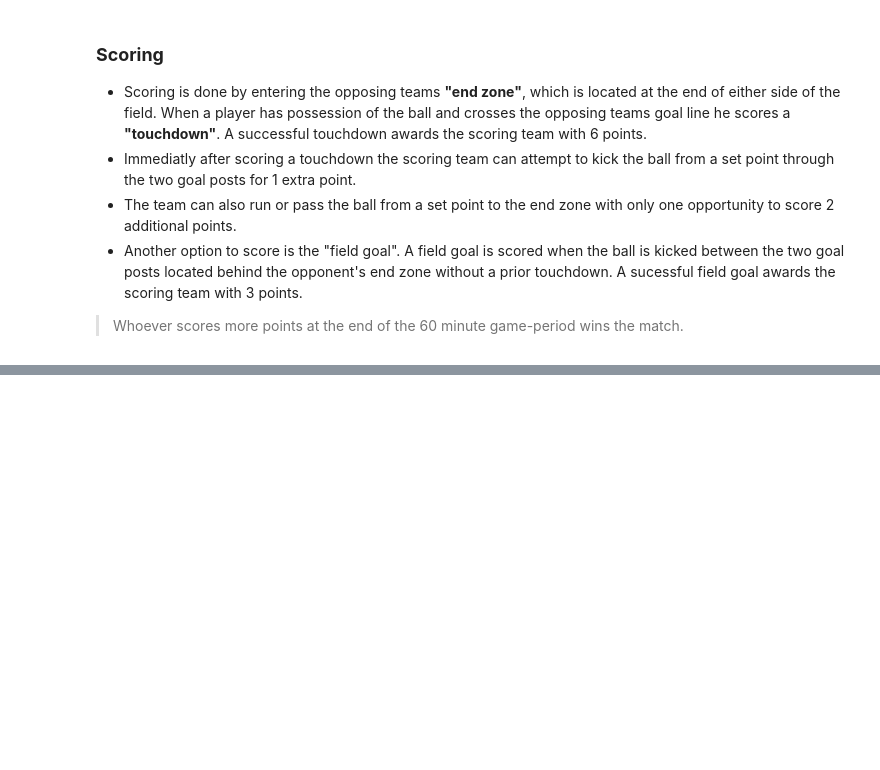
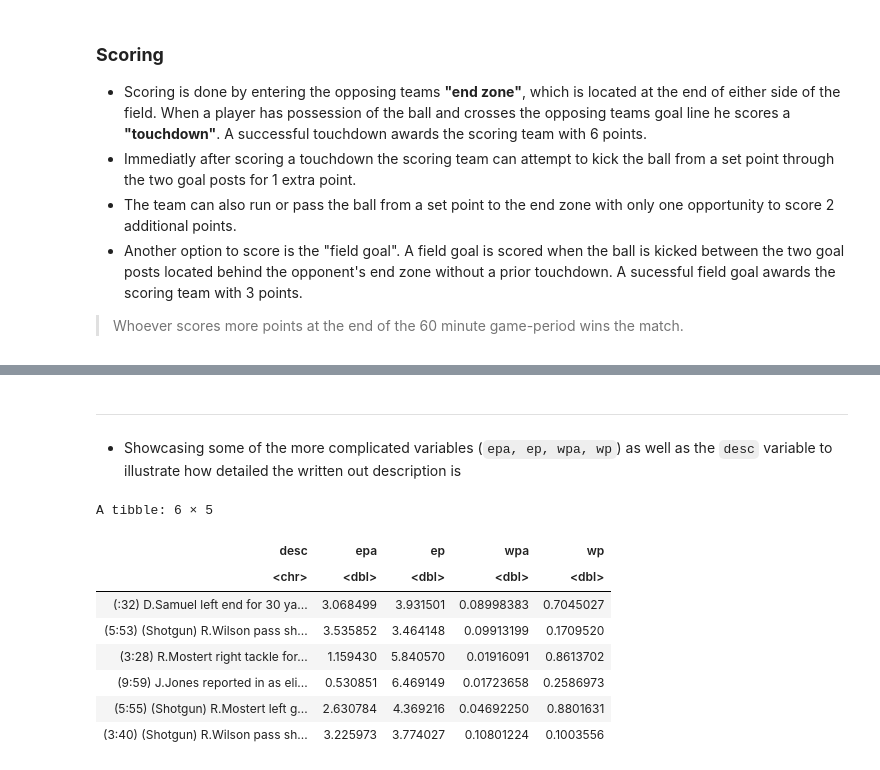
Before and after one commit to rennerm1/NFL-Data-Science-Project, a Jupyter notebook: NFL_Project.ipynb, the cells around one changed output, grey strips where cells are left out. Saved outputs shown, nothing was run; the diff lists cells and outputs as text; code cells hidden in the pictures; blank space fills up the shorter version.

```diff
--- a/NFL_Project.ipynb
+++ b/NFL_Project.ipynb
@@ -89,0 +147,2 @@ This data includes csv [datasets](https://github.com/ryurko/nflscrapR-data) for
+# %%
+pbp_all <- readRDS("NFLdata.rds")
@@ -89,0 +234,22 @@ This data includes csv [datasets](https://github.com/ryurko/nflscrapR-data) for
+# %% [markdown]
+
+
+---
+
+
+* Showcasing some of the more complicated variables (`epa, ep, wpa, wp`) as well as the `desc` variable to illustrate how detailed the written out description is
+# %%
+pbp_all %>%
+filter(touchdown == 1) %>%
+select(desc, epa, ep, wpa, wp) %>%
+tail()
+# %% [output]
+A tibble: 6 × 5
+| desc | epa | ep | wpa | wp |
+| <chr> | <dbl> | <dbl> | <dbl> | <dbl> |
+| (:32) D.Samuel left end for 30 ya... | 3.068499 | 3.931501 | 0.08998383 | 0.7045027 |
+| (5:53) (Shotgun) R.Wilson pass sh... | 3.535852 | 3.464148 | 0.09913199 | 0.1709520 |
+| (3:28) R.Mostert right tackle for... | 1.159430 | 5.840570 | 0.01916091 | 0.8613702 |
+| (9:59) J.Jones reported in as eli... | 0.530851 | 6.469149 | 0.01723658 | 0.2586973 |
+| (5:55) (Shotgun) R.Mostert left g... | 2.630784 | 4.369216 | 0.04692250 | 0.8801631 |
+| (3:40) (Shotgun) R.Wilson pass sh... | 3.225973 | 3.774027 | 0.10801224 | 0.1003556 |
```
Also changed, not shown: parts of 21 cells of this notebook.
